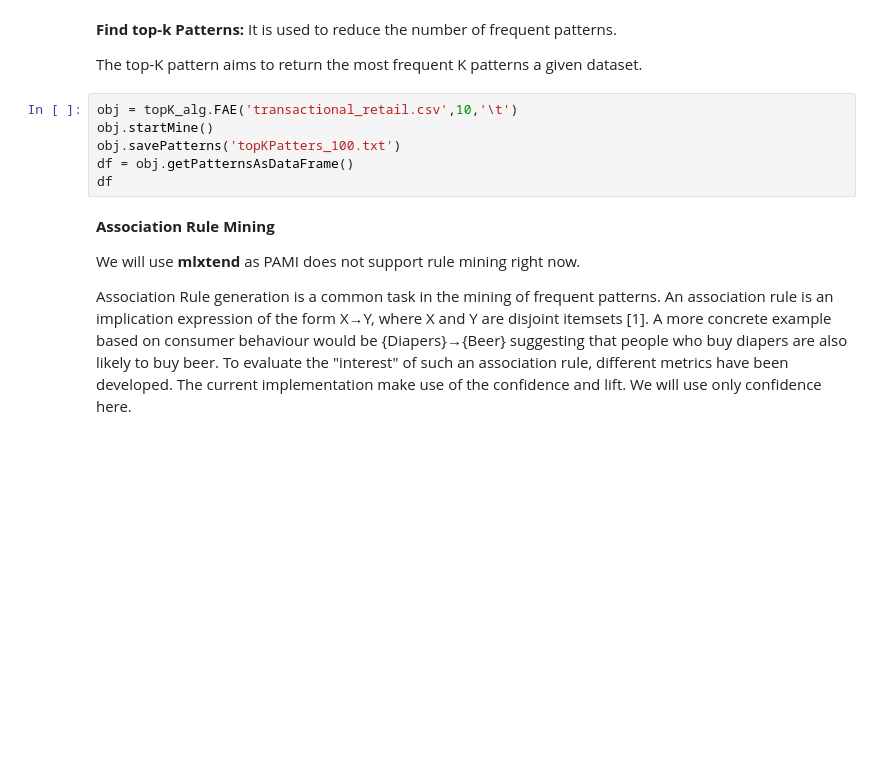
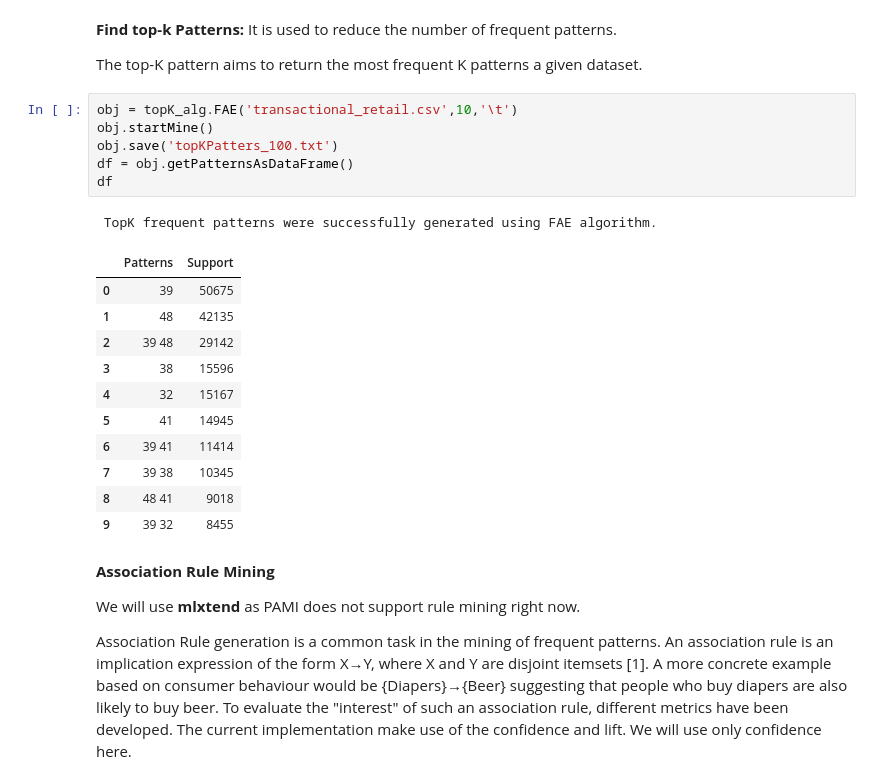
Before and after one commit to mdabashar/UnsupervisedLearning, a Jupyter notebook: B_5_Frequent_Pattern_Mining.ipynb, the cells around one changed output. Drawn from its saved outputs; the diff is of its cells as text; blank space fills up the shorter version.

```diff
--- a/B_5_Frequent_Pattern_Mining.ipynb
+++ b/B_5_Frequent_Pattern_Mining.ipynb
@@ -162,9 +189,22 @@ The top-K pattern aims to return the most frequent K patterns a given dataset.
 # %%
 obj = topK_alg.FAE('transactional_retail.csv',10,'\t')
 obj.startMine()
-obj.savePatterns('topKPatters_100.txt')
+obj.save('topKPatters_100.txt')
 df = obj.getPatternsAsDataFrame()
 df
+# %% [output]
+ TopK frequent patterns were successfully generated using FAE algorithm.
+|  | Patterns | Support |
+| 0 | 39 | 50675 |
+| 1 | 48 | 42135 |
+| 2 | 39 48 | 29142 |
+| 3 | 38 | 15596 |
+| 4 | 32 | 15167 |
+| 5 | 41 | 14945 |
+| 6 | 39 41 | 11414 |
+| 7 | 39 38 | 10345 |
+| 8 | 48 41 | 9018 |
+| 9 | 39 32 | 8455 |
 # %% [markdown]
 **Association Rule Mining**
 
```
Also changed, not shown: parts of 21 cells of this notebook.
